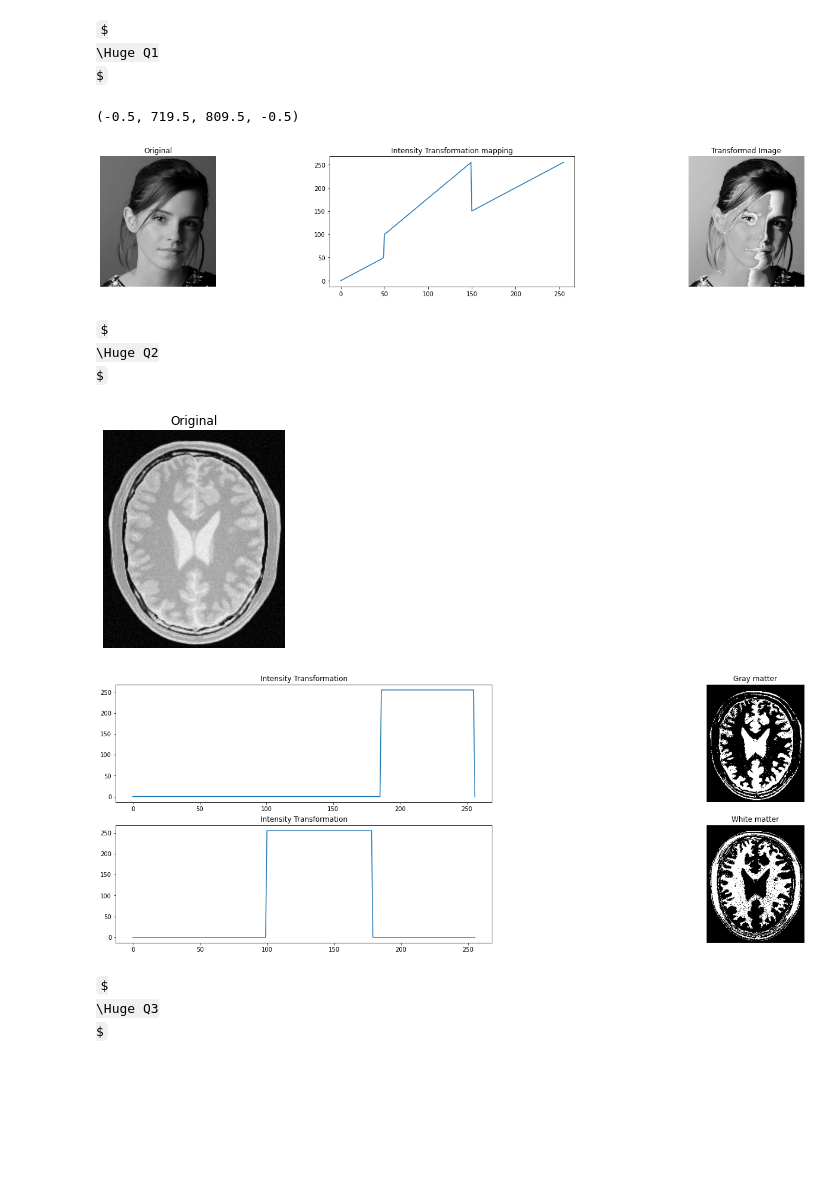
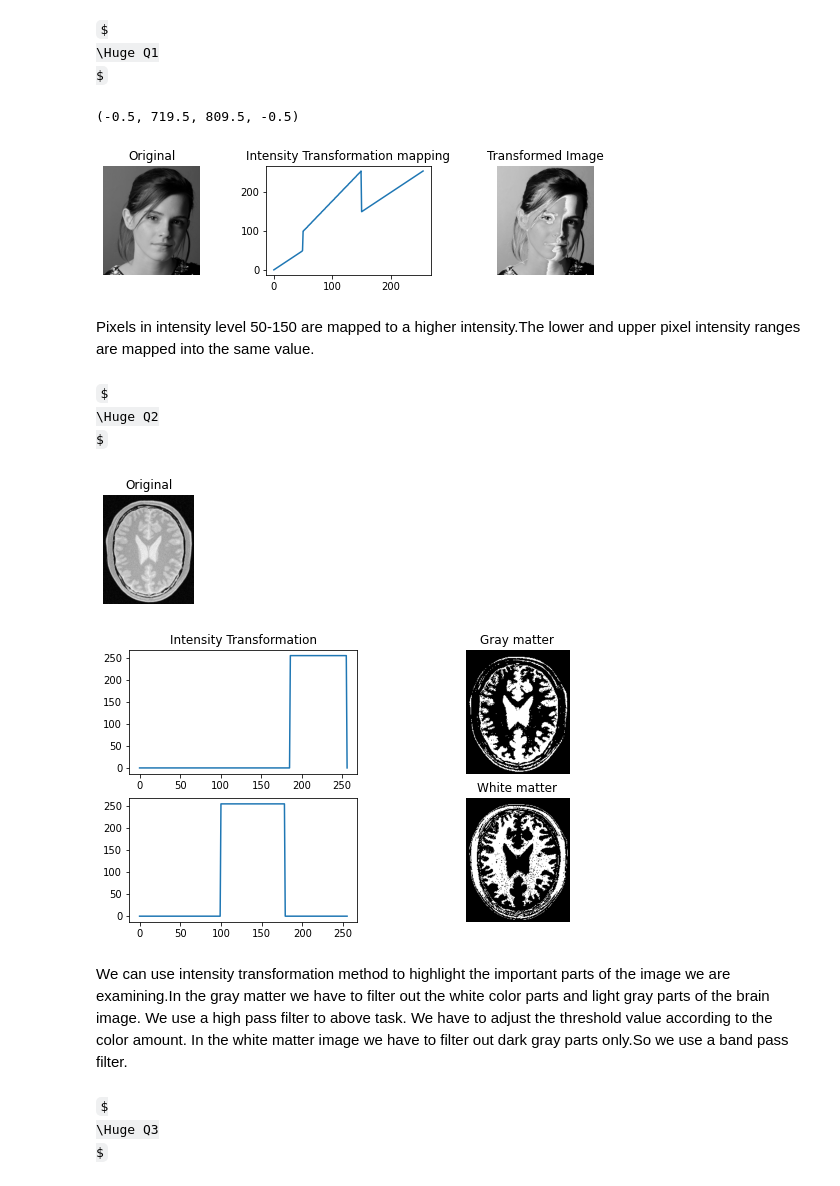
Before and after one commit to PrathapasingheSP99/Image-Processing, a Jupyter notebook: Assignment 1/Untitled.ipynb, the cells around one changed output. Drawn from its saved outputs; the diff is of its cells as text; code cells hidden in the pictures; some formulas as TeX source; blank space fills up the shorter version.

```diff
--- a/Assignment 1/Untitled.ipynb
+++ b/Assignment 1/Untitled.ipynb
@@ -8,30 +20,23 @@ $
 $
 # %%
 image=cv.imread('emma_gray.jpg',cv.IMREAD_GRAYSCALE)
-assert image is not None
-
 map1=np.linspace(0,50,50)
 map2=np.linspace(100,255,100)
 map3=np.linspace(150,255,106)
 full_map=np.concatenate((map1,map2,map3),axis=0).astype(np.uint8)
-
 transformed=full_map[image]
-
-fig,ax=plt.subplots(1,3,figsize=(25,4))
+fig,ax=plt.subplots(1,3,figsize=(10,2))
 ax[0].imshow(cv.cvtColor(image,cv.COLOR_BGR2RGB))
 ax[1].plot(full_map)
 ax[2].imshow(cv.cvtColor(transformed,cv.COLOR_BGR2RGB))
-
 title1='Original'
 title2='Intensity Transformation mapping'
 title3='Transformed Image'
-
 ax[0].set_title(title1)
 ax[1].set_title(title2)
 ax[2].set_title(title3)
-
 ax[0].axis('off')
 ax[2].axis('off')
 # %% [output]
 (-0.5, 719.5, 809.5, -0.5)
-[figure, old version]
+[figure, new version]
@@ -40,38 +43,30 @@ Pixels in intensity level 50-150 are given higher intensity.
+# %% [markdown]
+Pixels in intensity level 50-150 are mapped to a higher intensity.The lower and upper pixel intensity ranges are mapped into the same value.
 # %% [markdown]
 $
 \Huge Q2
 $
 # %%
 brain=cv.imread('brain_proton_density_slice.png',cv.IMREAD_GRAYSCALE)
-assert brain is not None
-
-fig,ax=plt.subplots(1,1,figsize=(8,4))
-
+fig,ax=plt.subplots(1,1,figsize=(3,2))
 ax.imshow(cv.cvtColor(brain,cv.COLOR_BGR2RGB))
 Text='Original'
 ax.set_title(Text)
 ax.axis('off')
-
-fig,ax=plt.subplots(2,2,figsize=(25,8))
-
+fig,ax=plt.subplots(2,2,figsize=(9,5))
 Threshold=186
 map1=np.linspace(0,0,Threshold)
 map2=np.linspace(255,255,256-Threshold)
 map3=np.linspace(0,0,1)
 full_map=np.concatenate((map1,map2,map3),axis=0).astype(np.uint8)
 Gray_matter=full_map[brain]
-
-
 ax[0][0].plot(full_map)
 ax[0][1].imshow(cv.cvtColor(Gray_matter,cv.COLOR_BGR2RGB))
-
 Text1='Intensity Transformation'
 Text2='Gray matter'
 Text3='White matter'
-
 ax[0][0].set_title(Text1)
 ax[0][1].set_title(Text2)
-
 Threshold1=100
 Threshold2=77
 map_1=np.linspace(0,0,Threshold1)
@@ -79,17 +74,17 @@ map_2=np.linspace(255,255,256-Threshold1-Threshold2)
 map_3=np.linspace(0,0,Threshold2)
 full_map_new=np.concatenate((map_1,map_2,map_3),axis=0).astype(np.uint8)
 White_matter=full_map_new[brain]
-
 ax[1][0].plot(full_map_new)
 ax[1][1].imshow(cv.cvtColor(White_matter,cv.COLOR_BGR2RGB))
-
-ax[1][0].set_title(Text1)
 ax[1][1].set_title(Text3)
 for i in range(2):
     ax[i][1].axis('off')
 # %% [output]
-[figure, old version]
+[figure, new version]
-[figure, old version]
+[figure, new version]
+# %% [markdown]
+We can use intensity transformation method to highlight the important parts of the image we are examining.In the gray matter we have to filter out the white color parts and light gray parts of the brain image. We use a high pass filter to above task. We have to adjust the threshold value according to the color amount.
+In the white matter image we have to filter out dark gray parts only.So we use a band pass filter.
 # %% [markdown]
 $
 \Huge Q3
```
Also changed, not shown: parts of 22 cells of this notebook, 6 other files.
